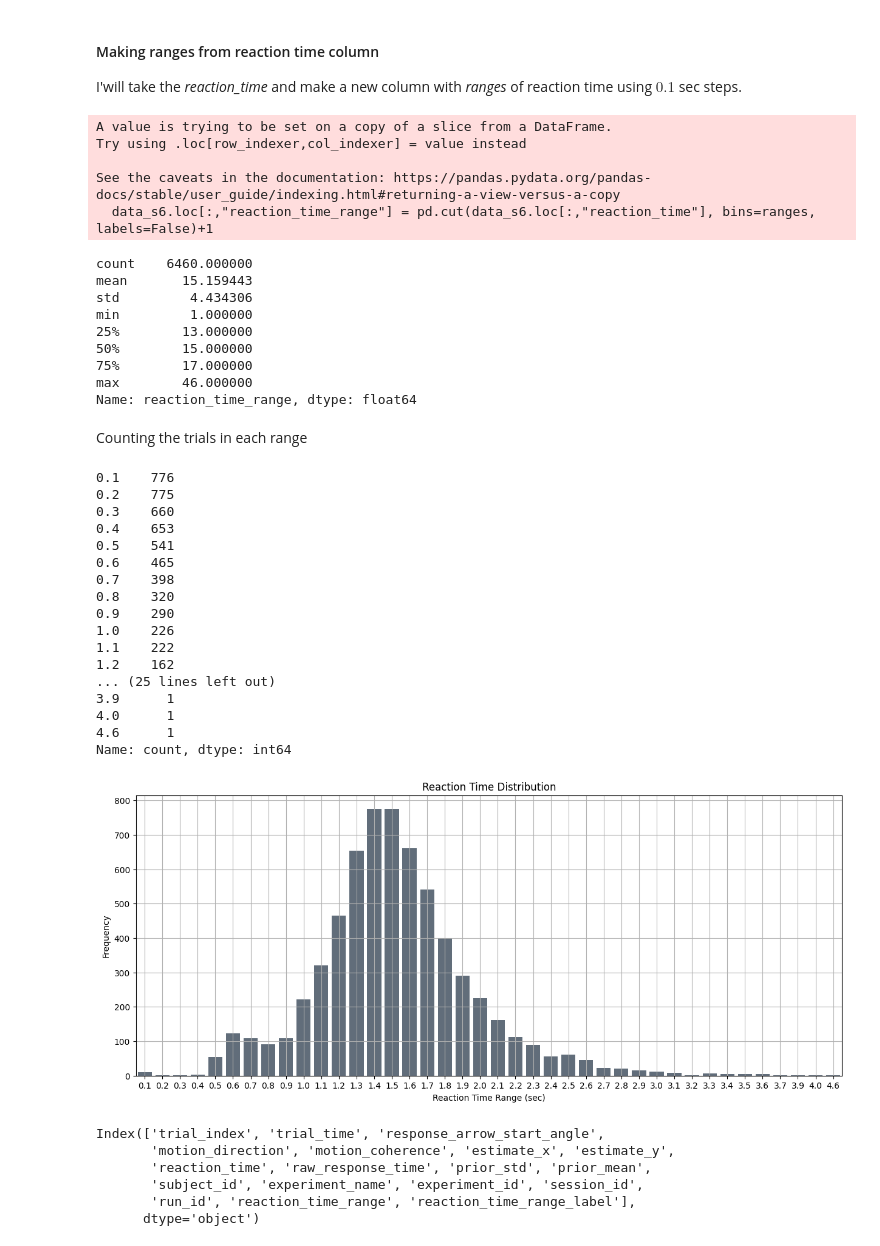
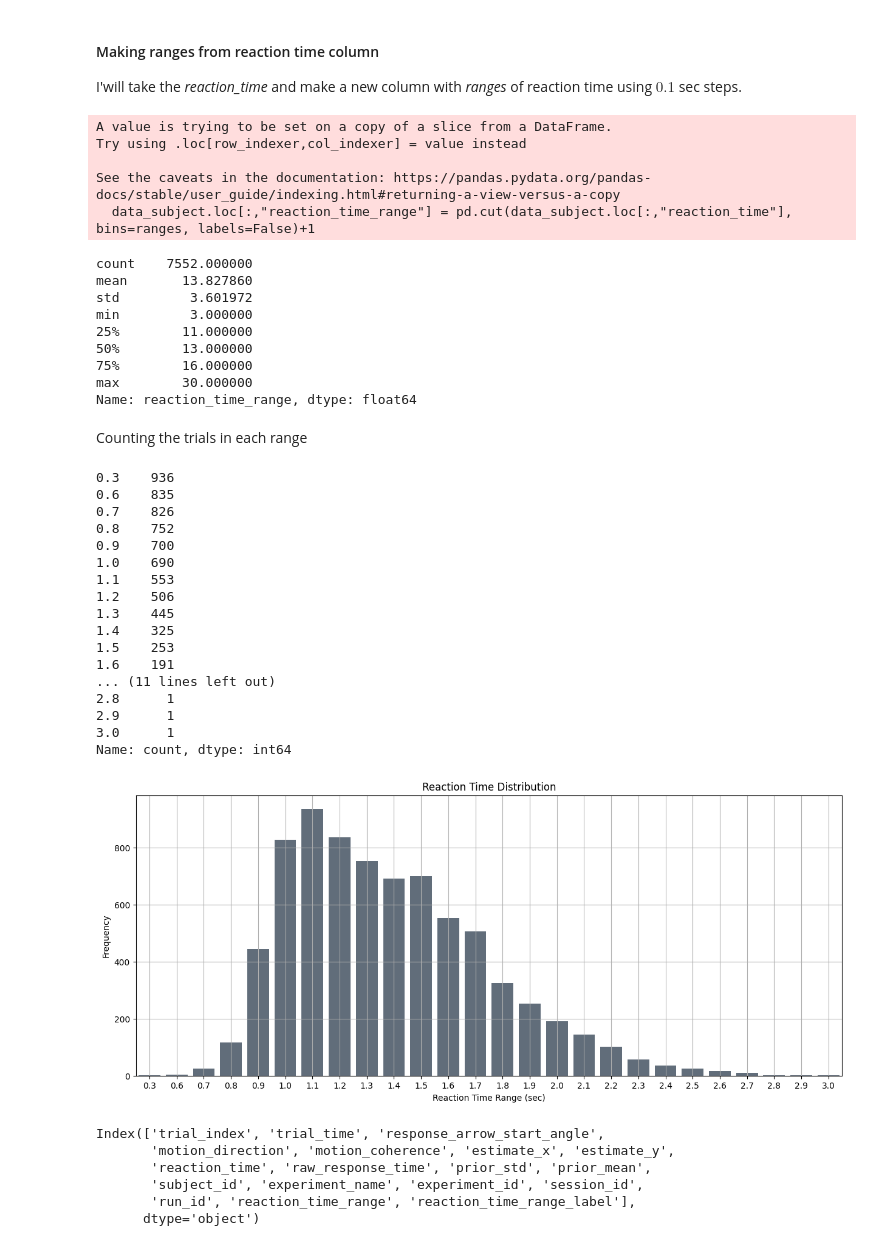
Before and after one commit to lucasbaldezzari/babesbayes-nma, a Jupyter notebook: coding/Issue4_Xiaoxiao.ipynb, the cells around one changed output. Drawn from its saved outputs; the diff is of its cells as text; code cells hidden in the pictures.

Commit message:
Starting with time analysis. Move some colabs

```diff
--- a/coding/Issue4_Xiaoxiao.ipynb
+++ b/coding/Issue4_Xiaoxiao.ipynb
@@ -31,8 +31,8 @@ data = pd.read_csv("dataset\\data01_direction4priors.csv") ##open file
 # %% [markdown]
 ### Working with subject 6
 # %%
-subject_id = 12
-data_s6 = data.loc[data['subject_id'] == subject_id]
-data_s6.describe()
+subject_id = 6
+data_subject = data.loc[data['subject_id'] == subject_id]
+data_subject.describe()
 # %% [output]
 |  | trial_index | trial_time | response_arrow_start_angle | motion_direction | motion_coherence | estimate_x | ... |
@@ -54,69 +54,69 @@ data_s6.describe()
 
 I'will take the *reaction_time* and make a new column with *ranges* of reaction time using $0.1$ sec steps.
 # %%
-ranges = np.arange(0,data_s6.loc[:,"reaction_time"].max(),0.1).round(2)
+ranges = np.arange(0,data_subject.loc[:,"reaction_time"].max(),0.1).round(2)
 # print(ranges)
-data_s6.loc[:,"reaction_time_range"] = pd.cut(data_s6.loc[:,"reaction_time"], bins=ranges, labels=False)+1
+data_subject.loc[:,"reaction_time_range"] = pd.cut(data_subject.loc[:,"reaction_time"], bins=ranges, labels=False)+1
 
-if data_s6.loc[:,'reaction_time_range'].isnull().sum() > 0: ##deleting rows with NaN values
-    data_s6 = data_s6.dropna(subset=['reaction_time_range'])
+if data_subject.loc[:,'reaction_time_range'].isnull().sum() > 0: ##deleting rows with NaN values
+    data_subject = data_subject.dropna(subset=['reaction_time_range'])
 
-indexes = data_s6.loc[:,'reaction_time_range'].value_counts().sort_index().index.astype(int) #get the sorted index
+indexes = data_subject.loc[:,'reaction_time_range'].value_counts().sort_index().index.astype(int) #get the sorted index
 x_labels = np.round(ranges[indexes],1) #filtering the range values using the sorted indexes
 # %% [output]
 A value is trying to be set on a copy of a slice from a DataFrame.
 Try using .loc[row_indexer,col_indexer] = value instead
 
 See the caveats in the documentation: https://pandas.pydata.org/pandas-docs/stable/user_guide/indexing.html#returning-a-view-versus-a-copy
-  data_s6.loc[:,"reaction_time_range"] = pd.cut(data_s6.loc[:,"reaction_time"], bins=ranges, labels=False)+1
+  data_subject.loc[:,"reaction_time_range"] = pd.cut(data_subject.loc[:,"reaction_time"], bins=ranges, labels=False)+1
 # %%
-data_s6.loc[:,"reaction_time_range"].describe()
+data_subject.loc[:,"reaction_time_range"].describe()
 # %% [output]
-count    6460.000000
-mean       15.159443
-std         4.434306
-min         1.000000
-25%        13.000000
-50%        15.000000
-75%        17.000000
-max        46.000000
+count    7552.000000
+mean       13.827860
+std         3.601972
+min         3.000000
+25%        11.000000
+50%        13.000000
+75%        16.000000
+max        30.000000
 Name: reaction_time_range, dtype: float64
 # %%
-##add a reaction_time_range_label column to the data_s6 dataframe using the x_labels. Loop through the reaction_time_range column and get the corresponding x_labels value
-data_s6.loc[:,"reaction_time_range_label"] = data_s6.loc[:,"reaction_time_range"].apply(lambda x: ranges[int(x)] if x < len(ranges) else 0)
+##add a reaction_time_range_label column to the data_subject dataframe using the x_labels. Loop through the reaction_time_range column and get the corresponding x_labels value
+data_subject.loc[:,"reaction_time_range_label"] = data_subject.loc[:,"reaction_time_range"].apply(lambda x: ranges[int(x)] if x < len(ranges) else 0)
 # %% [markdown]
 Counting the trials in each range
 # %%
-counts_ranges = data_s6.loc[:,"reaction_time_range"].value_counts()
+counts_ranges = data_subject.loc[:,"reaction_time_range"].value_counts()
 counts_ranges.index = (x_labels)
 counts_ranges
 # %% [output]
-0.1    776
-0.2    775
-0.3    660
-0.4    653
-0.5    541
-0.6    465
-0.7    398
-0.8    320
-0.9    290
-1.0    226
-1.1    222
-1.2    162
-... (25 lines left out)
-3.9      1
-4.0      1
-4.6      1
+0.3    936
+0.6    835
+0.7    826
+0.8    752
+0.9    700
+1.0    690
+1.1    553
+1.2    506
+1.3    445
+1.4    325
+1.5    253
+1.6    191
+... (11 lines left out)
+2.8      1
+2.9      1
+3.0      1
 Name: count, dtype: int64
 # %%
 plt.figure(figsize=(15, 6))
-sns.countplot(data=data_s6.loc[data_s6['reaction_time_range'].isin(indexes)], x='reaction_time_range', color = "#5D6D7E")
+sns.countplot(data=data_subject.loc[data_subject['reaction_time_range'].isin(indexes)], x='reaction_time_range', color = "#5D6D7E")
 plt.title('Reaction Time Distribution')
 plt.xlabel('Reaction Time Range (sec)')
 plt.ylabel('Frequency')
 plt.xticks(ticks=range(len(x_labels)), labels=x_labels, rotation=0)
 plt.grid()
 plt.show()
 # %% [output]
-[figure, old version]
+[figure, new version]
 # %%
```
Also changed, not shown: parts of 17 cells of this notebook, 1 other file.
